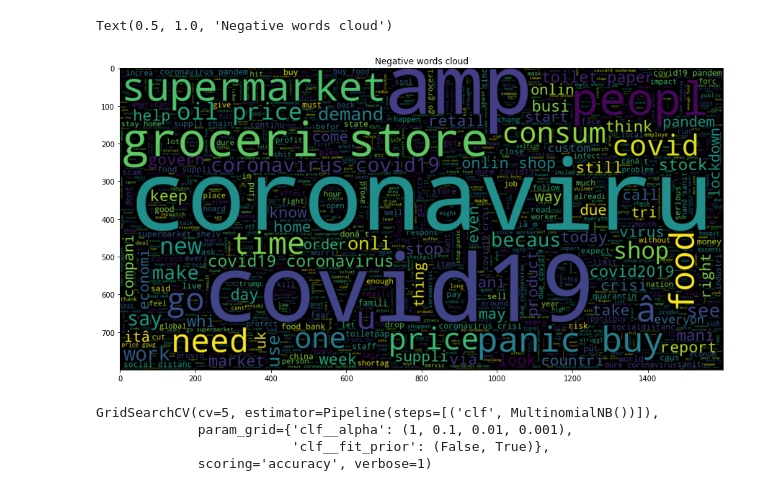
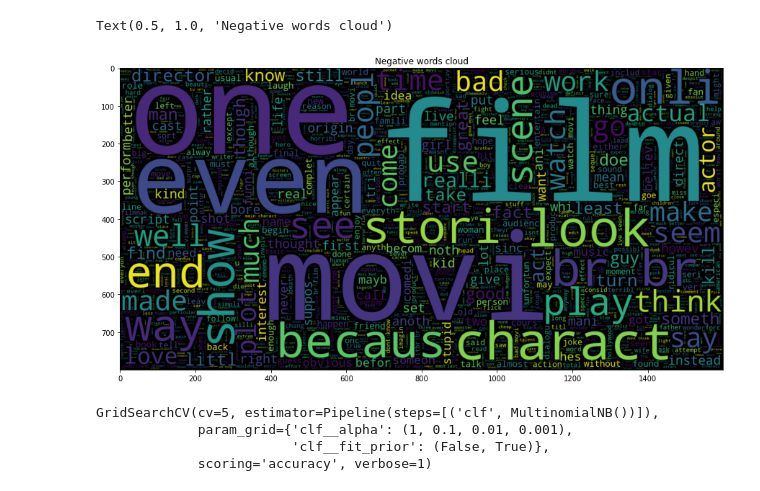
Before and after one commit to 3nws/twitter-text-classification, a Jupyter notebook: mnb_main.ipynb, the cells around one changed output. Drawn from its saved outputs; the diff is of its cells as text; code cells hidden in the pictures.

```diff
--- a/mnb_main.ipynb
+++ b/mnb_main.ipynb
@@ -16,17 +16,17 @@ import joblib
 import numpy as np
 # %%
 # dataset_dir = 'sentiment140'
-# dataset_dir = 'imdb'
-dataset_dir = 'coronaNLP'
+dataset_dir = 'imdb'
+# dataset_dir = 'coronaNLP'
 
 max_f = 50
 # max_f = 30
-max_f = 20
+# max_f = 20
 max_f_str = str(max_f) + 'k'
 
 # n_gram = (1, 1)
-n_gram = (1, 2)
-# n_gram = (2, 2)
+# n_gram = (1, 2)
+n_gram = (2, 2)
 
 # importing the processed dataframe
 df = joblib.load(f'./dataframes/df_{dataset_dir}.pkl')
@@ -116,15 +114,19 @@ if dataset_dir == 'coronaNLP':
 # %%
+if dataset_dir == 'imdb' or dataset_dir == 'sentiment140':
+    options = [0]
+else:
+    options = [-1, -2]
+
 plt.figure(figsize=(15, 15))
-options = [-1, -2]
 cond = df.iloc[:, 1].isin(options)
 result = df[cond].iloc[:, 0].values
 wc = WordCloud(max_words=2000, width=1600,
                height=800).generate(" ".join(result))
 plt.imshow(wc, interpolation='bilinear')
 plt.title('Negative words cloud')
 # %% [output]
 Text(0.5, 1.0, 'Negative words cloud')
-[figure, old version]
+[figure, new version]
 # %%
 
 # creating our pipeline that will return an estimator
```
Also changed, not shown: parts of 11 cells of this notebook, 2 other files.
